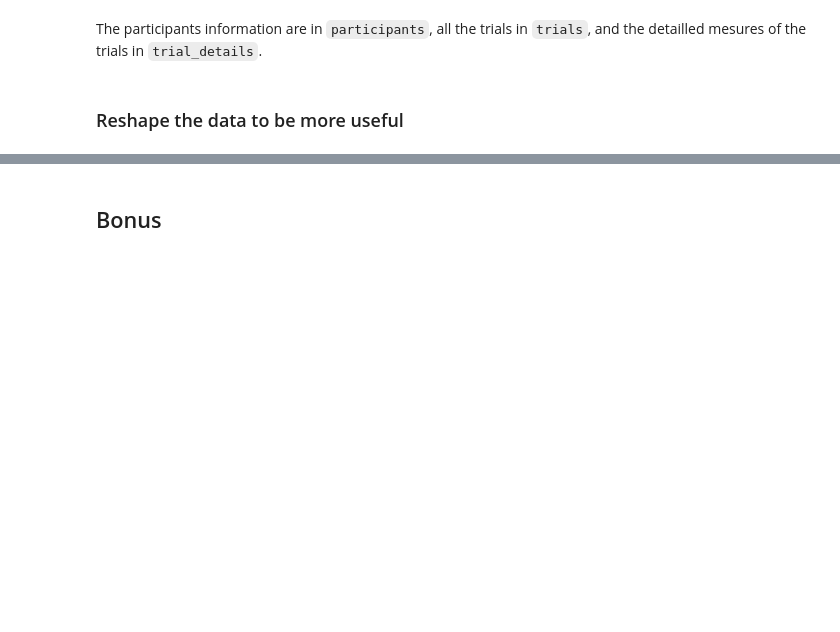
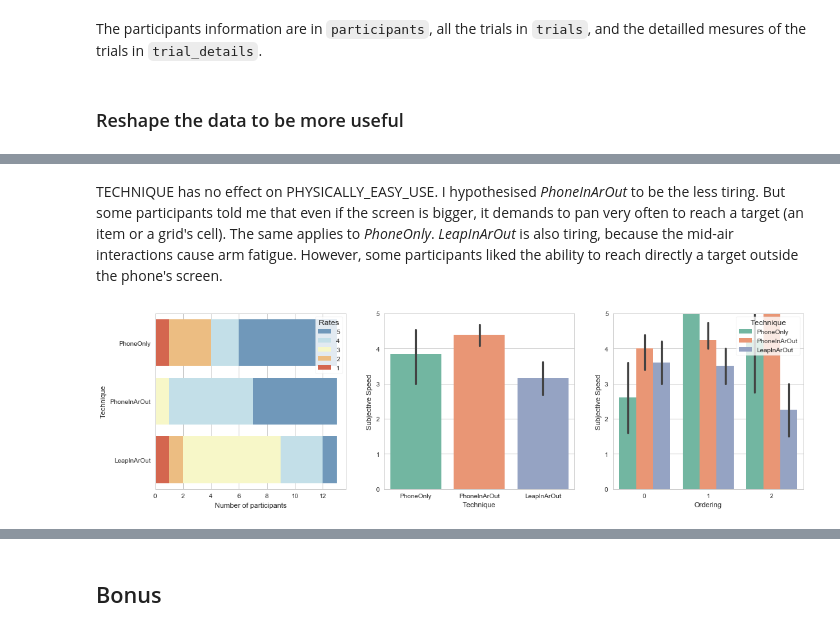
Before and after one commit to NormandErwan/HandheldVesadThesis, a Jupyter notebook: analysis/data_analysis.ipynb, the cells around one changed output, grey strips where cells are left out. Cells and saved outputs as stored; diff of their text form; code cells hidden in the pictures; blank space fills up the shorter version.

```diff
--- a/analysis/data_analysis.ipynb
+++ b/analysis/data_analysis.ipynb
@@ -200,0 +215,6 @@ sns.stripplot(x='participant_id', y='total_time', data=trials, jitter=True);
+# %% [markdown]
+TECHNIQUE has no effect on PHYSICALLY_EASY_USE. I hypothesised *PhoneInArOut* to be the less tiring. But some participants told me that even if the screen is bigger, it demands to pan very often to reach a target (an item or a grid's cell). The same applies to *PhoneOnly*. *LeapInArOut* is also tiring, because the mid-air interactions cause arm fatigue. However, some participants liked the ability to reach directly a target outside the phone's screen.
+# %%
+plot_participants_rates('could_go_fast')
+# %% [output]
+[figure, added]
```
Also changed, not shown: parts of 66 cells of this notebook, 1 other file.
